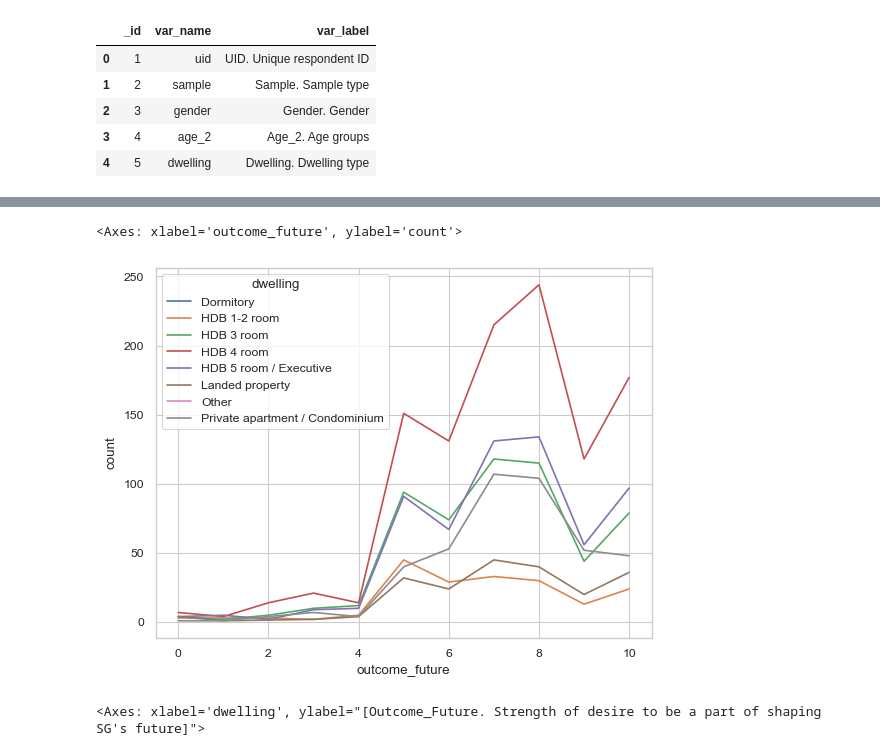
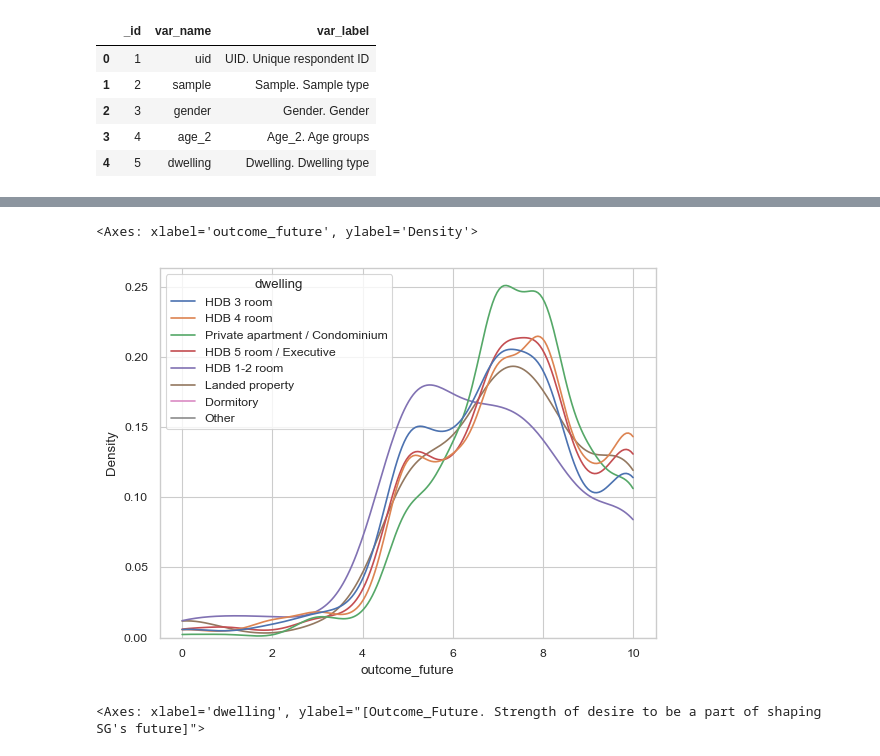
Before and after one commit to lesterlxy/JDE_interim, a Jupyter notebook: socialvalues.ipynb, the cells around one changed output, grey strips where cells are left out. Drawn from its saved outputs; the diff is of its cells as text; code cells hidden in the pictures.

Commit message:
add visualizations

```diff
--- a/socialvalues.ipynb
+++ b/socialvalues.ipynb
@@ -59,7 +60,7 @@ df["outcome_future"] = df["outcome_future"].str.replace(
 df["outcome_future"] = df["outcome_future"].astype(int)
 # %%
 # cleaning the pillar columns
-columns = [
+pillar_columns = [
     "pillarbeh_1",
     "pillarbeh_2",
     "pillarbeh_3",
@@ -99,19 +100,19 @@ columns = [
     "pillarvals_32",
     "pillarvals_33",
 ]
-for c in columns:
+for c in pillar_columns:
     df[c] = df[c].str.replace("10 - Strongly agree", "10")
     df[c] = df[c].str.replace("0 - Do not agree at all", "0")
     df[c] = df[c].astype(int)
 # %%
 # cleaning the support columns
-columns = [
+support_columns = [
     "support_immedfam",
     "support_extfam",
     "support_worksch",
     "support_friends",
 ]
-for c in columns:
+for c in support_columns:
     df[c] = df[c].str.replace("10 - A lot", "10")
     df[c] = df[c].str.replace("0 - Not at all", "0")
     df[c] = df[c].astype(int)
@@ -137,8 +119,8 @@ df_plot
 # %%
-sns.lineplot(df_plot, x="outcome_future", y="count", hue="dwelling")
+sns.kdeplot(df, x="outcome_future", hue="dwelling", cut=0, common_norm=False)
 # %% [output]
-<Axes: xlabel='outcome_future', ylabel='count'>
+<Axes: xlabel='outcome_future', ylabel='Density'>
-[figure, old version]
+[figure, new version]
 # %%
 ylabel = df_desc[df_desc["var_name"]=="outcome_future"]["var_label"]
 df.groupby("dwelling").outcome_future.mean().plot(kind="bar", ylabel=ylabel)
```
Also changed, not shown: parts of 8 cells of this notebook.
